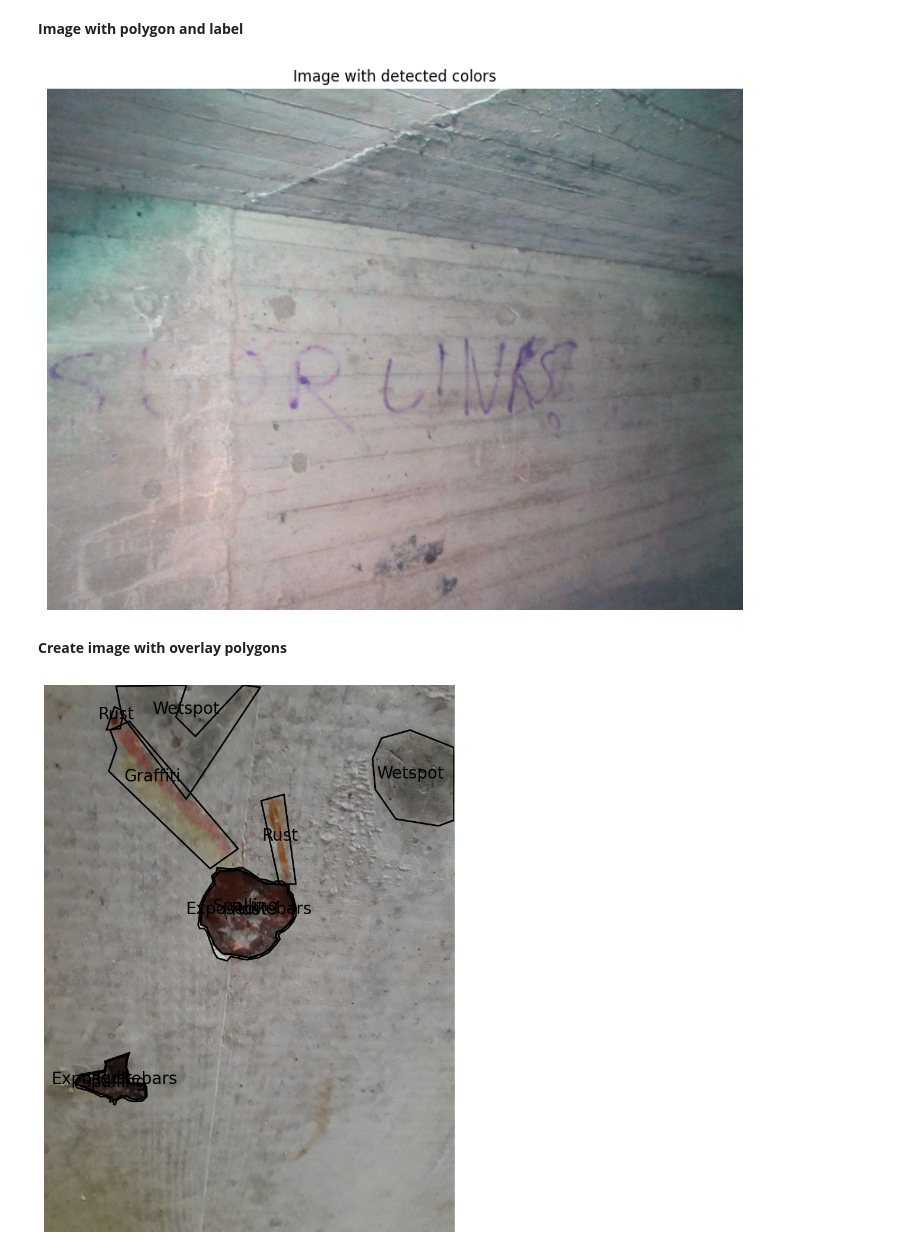
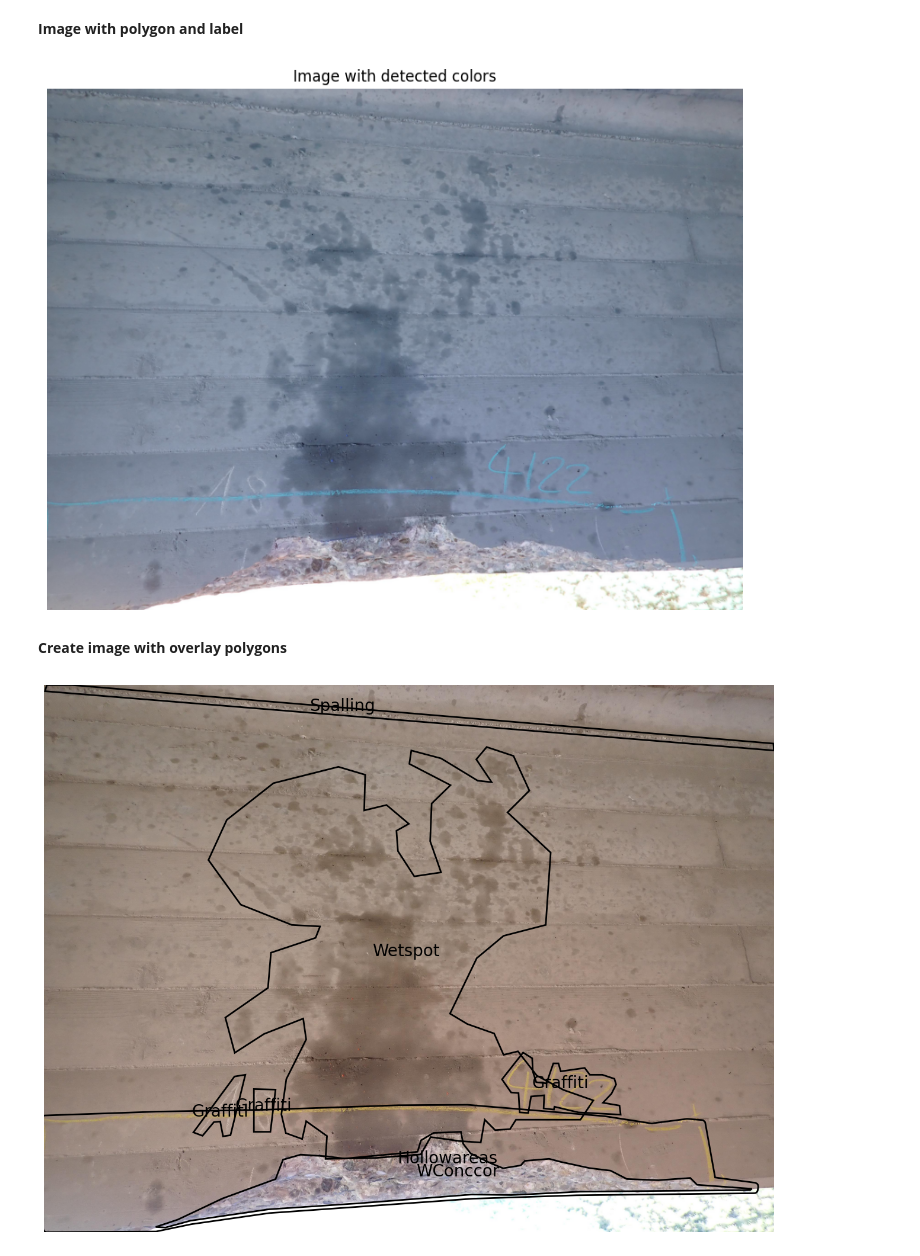
Before and after one commit to Samuelkoenig/PAMI_project_1, a Jupyter notebook: testV2.ipynb, the cells around one changed output. Drawn from its saved outputs; the diff is of its cells as text; code cells hidden in the pictures.

```diff
--- a/testV2.ipynb
+++ b/testV2.ipynb
@@ -17,7 +12,7 @@ hier könnte ihre Werbung stehen
 # %%
 # Read in image:
 path = "data/dacl10k_v2_devphase/images/train/"
-file = "dacl10k_v2_train_0005.jpg"
+file = "dacl10k_v2_train_0051.jpg"
 image_path = path + file
 image = cv2.imread(image_path, cv2.IMREAD_COLOR)
 grey_image = cv2.imread(image_path, cv2.IMREAD_GRAYSCALE)
@@ -29,7 +24,7 @@ plt.title("Image with detected colors")
 plt.axis('off')
 plt.show()
 # %% [output]
-[figure, old version]
+[figure, new version]
 # %% [markdown]
 **Create image with overlay polygons**
 # %%
@@ -40,34 +35,34 @@ import json
 from PIL import Image
 
 # Image number:
-image_number_string = "0045"
+image_number_string = "0051"
 
 # Read in image:
 path = "data/dacl10k_v2_devphase/images/train/"
 file = f"dacl10k_v2_train_{image_number_string}.jpg"
 image_path = path + file
 image = Image.open(image_path).convert('RGB')
 
 # Read in corresponding annotations:
 path = "data/dacl10k_v2_devphase/annotations/train/"
 file = f"dacl10k_v2_train_{image_number_string}.json"
 annotations_path = path + file
 with open(annotations_path, 'r') as file:
     annotations = json.load(file)
 shapes = annotations["shapes"]
 
 # Draw image with polygons:
 fig, ax = plt.subplots(1, figsize=(20,12))
 ax.imshow(image)
 for polygon in shapes:
     points = polygon['points']
     label = polygon['label']
     polygon = patches.Polygon(points, closed=True, edgecolor='black', fill=False, linewidth=2, label=label)
     ax.add_patch(polygon)
     centroid_x = sum([point[0] for point in points]) / len(points)
     centroid_y = sum([point[1] for point in points]) / len(points)
     ax.text(centroid_x, centroid_y, label, color='black', fontsize=20, ha='center')
 plt.axis('off')
 plt.show()
 # %% [output]
-[figure, old version]
+[figure, new version]
```
Also changed, not shown: parts of 9 cells of this notebook.
